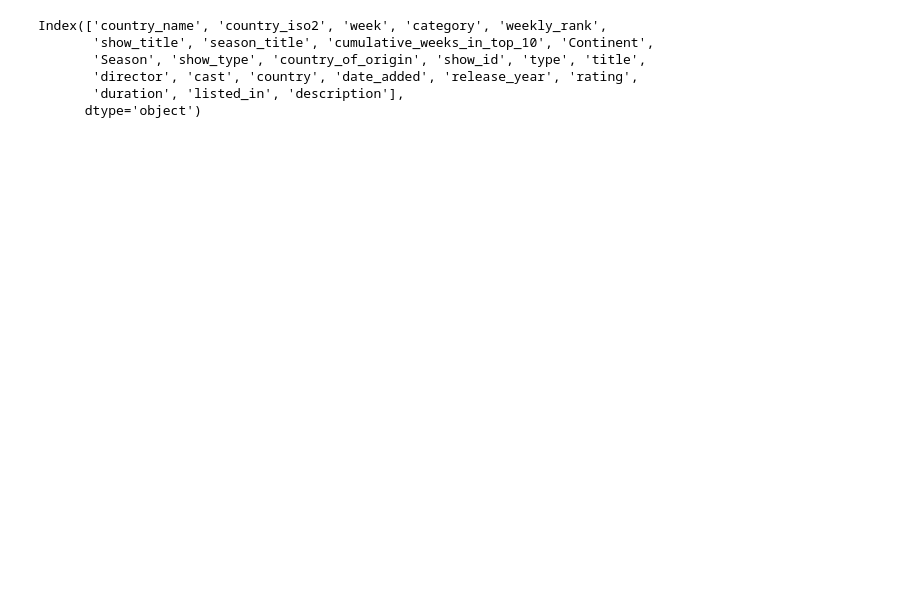
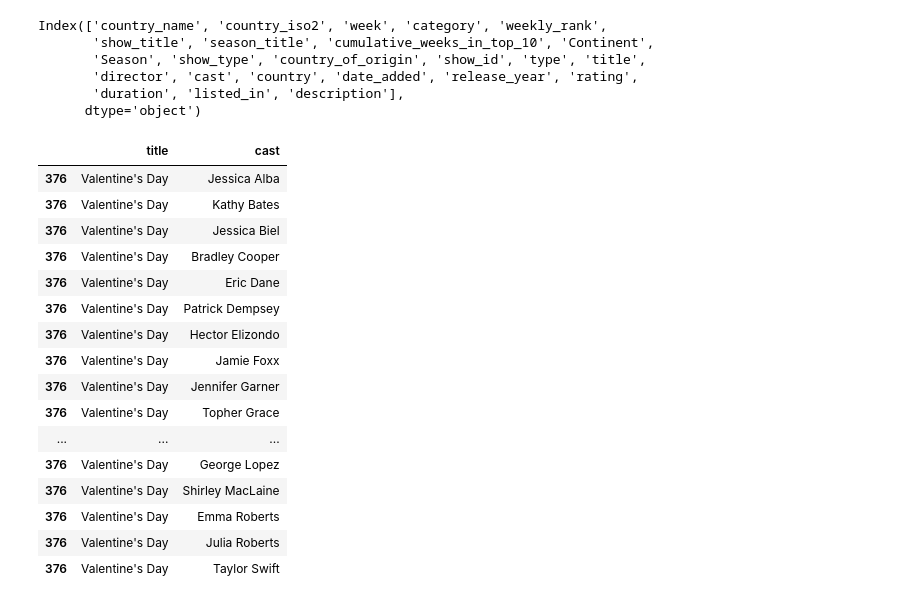
Before and after one commit to Lycnda/netflixdataanalysis, a Jupyter notebook: NetflixAnalysisCast.ipynb, the cells around one changed output. Cells and saved outputs as stored; diff of their text form; code cells hidden in the pictures; blank space fills up the shorter version.

Commit message:
netflix data analysis on costars and titles exploded and dashboards updated.

```diff
--- a/NetflixAnalysisCast.ipynb
+++ b/NetflixAnalysisCast.ipynb
@@ -13,7 +13,14 @@ Index(['country_name', 'country_iso2', 'week', 'category', 'weekly_rank',
        'duration', 'listed_in', 'description'],
       dtype='object')
 # %%
-titleandcast = titlesandother[['title', 'cast']]
-titleandcast=titleandcast.fillna("")
-titleandcast=titleandcast.drop_duplicates()
-titleandcast=titleandcast.reset_index()
+def explodetitleandcast(titlesandother):
+
+    titleandcast = titlesandother[['title', 'cast']]
+    titleandcast=titleandcast.fillna("")
+    titleandcast=titleandcast.drop_duplicates()
+    titleandcast=titleandcast.reset_index()
+    titleandcast.drop(["index"], inplace=True, axis=1)
+    titleandcast["cast"] = titleandcast["cast"].apply(lambda x :  x.split(",")  )
+    titleandcastexploded = titleandcast.explode('cast')
+
+    return titleandcastexploded
@@ -23,0 +27,4 @@ titleandcast.drop(["index"], inplace=True, axis=1)
+# %%
+titleandcastexploded = explodetitleandcast(titlesandother)
+# %%
+titleandcastexploded["cast"] = titleandcastexploded["cast"].apply(lambda x : x.strip())
@@ -24,2 +33,20 @@ titleandcast.drop(["index"], inplace=True, axis=1)
 # %%
-titleandcast["cast"] = titleandcast["cast"].apply(lambda x :  x.split(",")  )
+titleandcastexploded[titleandcastexploded["title"] == "Valentine's Day"]
+# %% [output]
+|  | title | cast |
+| 376 | Valentine's Day | Jessica Alba |
+| 376 | Valentine's Day | Kathy Bates |
+| 376 | Valentine's Day | Jessica Biel |
+| 376 | Valentine's Day | Bradley Cooper |
+| 376 | Valentine's Day | Eric Dane |
+| 376 | Valentine's Day | Patrick Dempsey |
+| 376 | Valentine's Day | Hector Elizondo |
+| 376 | Valentine's Day | Jamie Foxx |
+| 376 | Valentine's Day | Jennifer Garner |
+| 376 | Valentine's Day | Topher Grace |
+| ... | ... | ... |
+| 376 | Valentine's Day | George Lopez |
+| 376 | Valentine's Day | Shirley MacLaine |
+| 376 | Valentine's Day | Emma Roberts |
+| 376 | Valentine's Day | Julia Roberts |
+| 376 | Valentine's Day | Taylor Swift |
```
Also changed, not shown: parts of 10 cells of this notebook, 10 other files.
